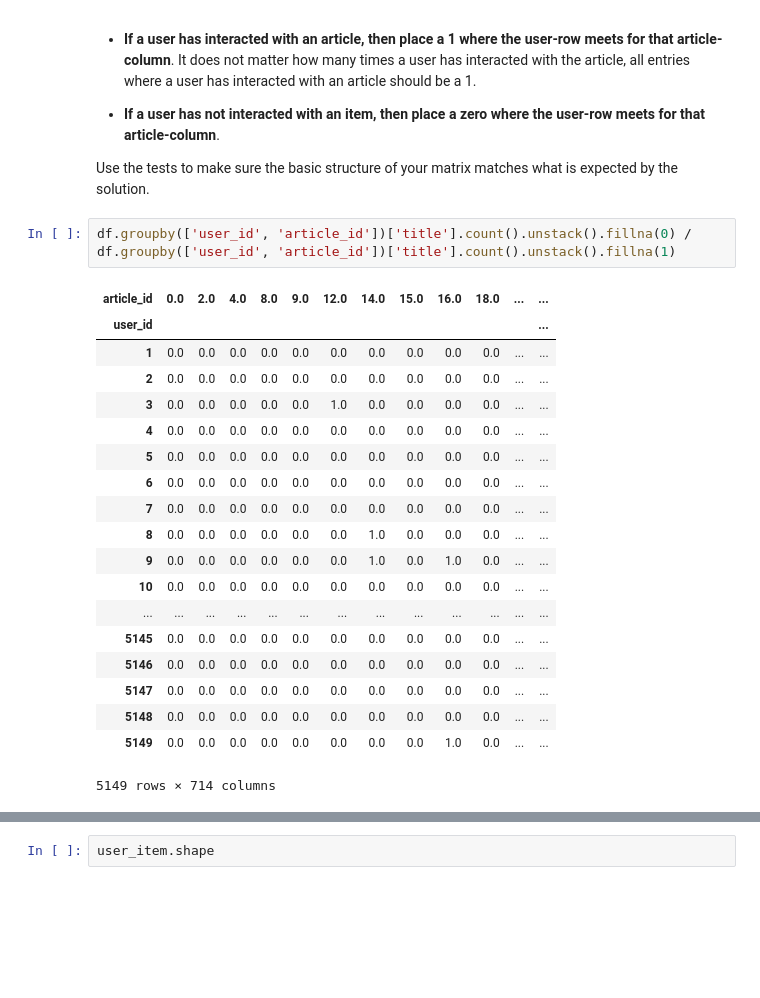
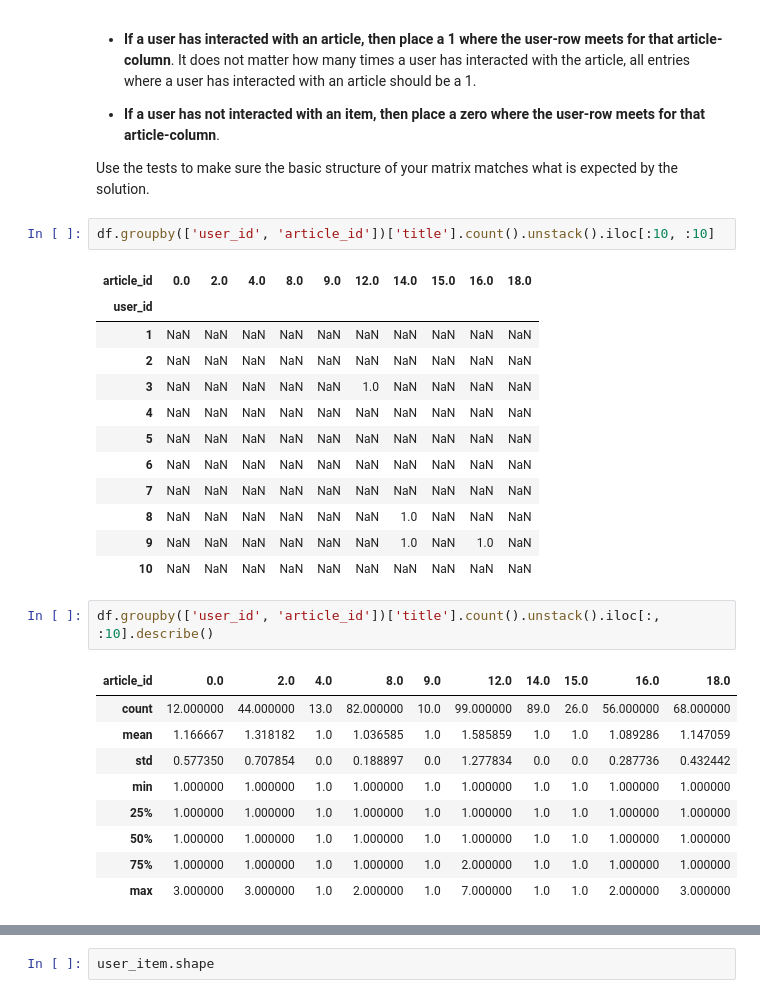
Before and after one commit to deacona/DSND_Term2, a Jupyter notebook: project_files/Recommendations_with_IBM/Recommendations_with_IBM.ipynb, the cells around one changed output, grey strips where cells are left out. Cells and saved outputs as stored; diff of their text form; blank space fills up the shorter version.

```diff
--- a/project_files/Recommendations_with_IBM/Recommendations_with_IBM.ipynb
+++ b/project_files/Recommendations_with_IBM/Recommendations_with_IBM.ipynb
@@ -490,27 +419,32 @@ Your top_20 looks like the solution list! Nice job.
 
 Use the tests to make sure the basic structure of your matrix matches what is expected by the solution.
 # %%
-df.groupby(['user_id', 'article_id'])['title'].count().unstack().fillna(0) / df.groupby(['user_id', 'article_id'])['title'].count().unstack().fillna(1)
+df.groupby(['user_id', 'article_id'])['title'].count().unstack().iloc[:10, :10]
 # %% [output]
-| article_id | 0.0 | 2.0 | 4.0 | 8.0 | 9.0 | 12.0 | 14.0 | 15.0 | 16.0 | 18.0 | ... | ... |
-| user_id |  |  |  |  |  |  |  |  |  |  |  | ... |
-| 1 | 0.0 | 0.0 | 0.0 | 0.0 | 0.0 | 0.0 | 0.0 | 0.0 | 0.0 | 0.0 | ... | ... |
-| 2 | 0.0 | 0.0 | 0.0 | 0.0 | 0.0 | 0.0 | 0.0 | 0.0 | 0.0 | 0.0 | ... | ... |
-| 3 | 0.0 | 0.0 | 0.0 | 0.0 | 0.0 | 1.0 | 0.0 | 0.0 | 0.0 | 0.0 | ... | ... |
-| 4 | 0.0 | 0.0 | 0.0 | 0.0 | 0.0 | 0.0 | 0.0 | 0.0 | 0.0 | 0.0 | ... | ... |
-| 5 | 0.0 | 0.0 | 0.0 | 0.0 | 0.0 | 0.0 | 0.0 | 0.0 | 0.0 | 0.0 | ... | ... |
-| 6 | 0.0 | 0.0 | 0.0 | 0.0 | 0.0 | 0.0 | 0.0 | 0.0 | 0.0 | 0.0 | ... | ... |
-| 7 | 0.0 | 0.0 | 0.0 | 0.0 | 0.0 | 0.0 | 0.0 | 0.0 | 0.0 | 0.0 | ... | ... |
-| 8 | 0.0 | 0.0 | 0.0 | 0.0 | 0.0 | 0.0 | 1.0 | 0.0 | 0.0 | 0.0 | ... | ... |
-| 9 | 0.0 | 0.0 | 0.0 | 0.0 | 0.0 | 0.0 | 1.0 | 0.0 | 1.0 | 0.0 | ... | ... |
-| 10 | 0.0 | 0.0 | 0.0 | 0.0 | 0.0 | 0.0 | 0.0 | 0.0 | 0.0 | 0.0 | ... | ... |
-| ... | ... | ... | ... | ... | ... | ... | ... | ... | ... | ... | ... | ... |
-| 5145 | 0.0 | 0.0 | 0.0 | 0.0 | 0.0 | 0.0 | 0.0 | 0.0 | 0.0 | 0.0 | ... | ... |
-| 5146 | 0.0 | 0.0 | 0.0 | 0.0 | 0.0 | 0.0 | 0.0 | 0.0 | 0.0 | 0.0 | ... | ... |
-| 5147 | 0.0 | 0.0 | 0.0 | 0.0 | 0.0 | 0.0 | 0.0 | 0.0 | 0.0 | 0.0 | ... | ... |
-| 5148 | 0.0 | 0.0 | 0.0 | 0.0 | 0.0 | 0.0 | 0.0 | 0.0 | 0.0 | 0.0 | ... | ... |
-| 5149 | 0.0 | 0.0 | 0.0 | 0.0 | 0.0 | 0.0 | 0.0 | 0.0 | 1.0 | 0.0 | ... | ... |
+| article_id | 0.0 | 2.0 | 4.0 | 8.0 | 9.0 | 12.0 | 14.0 | 15.0 | 16.0 | 18.0 |
+| user_id |  |  |  |  |  |  |  |  |  |  |
+| 1 | NaN | NaN | NaN | NaN | NaN | NaN | NaN | NaN | NaN | NaN |
+| 2 | NaN | NaN | NaN | NaN | NaN | NaN | NaN | NaN | NaN | NaN |
+| 3 | NaN | NaN | NaN | NaN | NaN | 1.0 | NaN | NaN | NaN | NaN |
+| 4 | NaN | NaN | NaN | NaN | NaN | NaN | NaN | NaN | NaN | NaN |
+| 5 | NaN | NaN | NaN | NaN | NaN | NaN | NaN | NaN | NaN | NaN |
+| 6 | NaN | NaN | NaN | NaN | NaN | NaN | NaN | NaN | NaN | NaN |
+| 7 | NaN | NaN | NaN | NaN | NaN | NaN | NaN | NaN | NaN | NaN |
+| 8 | NaN | NaN | NaN | NaN | NaN | NaN | 1.0 | NaN | NaN | NaN |
+| 9 | NaN | NaN | NaN | NaN | NaN | NaN | 1.0 | NaN | 1.0 | NaN |
+| 10 | NaN | NaN | NaN | NaN | NaN | NaN | NaN | NaN | NaN | NaN |
-5149 rows × 714 columns
+# %%
+df.groupby(['user_id', 'article_id'])['title'].count().unstack().iloc[:, :10].describe()
+# %% [output]
+| article_id | 0.0 | 2.0 | 4.0 | 8.0 | 9.0 | 12.0 | 14.0 | 15.0 | 16.0 | 18.0 |
+| count | 12.000000 | 44.000000 | 13.0 | 82.000000 | 10.0 | 99.000000 | 89.0 | 26.0 | 56.000000 | 68.000000 |
+| mean | 1.166667 | 1.318182 | 1.0 | 1.036585 | 1.0 | 1.585859 | 1.0 | 1.0 | 1.089286 | 1.147059 |
+| std | 0.577350 | 0.707854 | 0.0 | 0.188897 | 0.0 | 1.277834 | 0.0 | 0.0 | 0.287736 | 0.432442 |
+| min | 1.000000 | 1.000000 | 1.0 | 1.000000 | 1.0 | 1.000000 | 1.0 | 1.0 | 1.000000 | 1.000000 |
+| 25% | 1.000000 | 1.000000 | 1.0 | 1.000000 | 1.0 | 1.000000 | 1.0 | 1.0 | 1.000000 | 1.000000 |
+| 50% | 1.000000 | 1.000000 | 1.0 | 1.000000 | 1.0 | 1.000000 | 1.0 | 1.0 | 1.000000 | 1.000000 |
+| 75% | 1.000000 | 1.000000 | 1.0 | 1.000000 | 1.0 | 2.000000 | 1.0 | 1.0 | 1.000000 | 1.000000 |
+| max | 3.000000 | 3.000000 | 1.0 | 2.000000 | 1.0 | 7.000000 | 1.0 | 1.0 | 2.000000 | 3.000000 |
 # %%
 # create the user-article matrix with 1's and 0's
 
```
Also changed, not shown: parts of 71 cells of this notebook, 1 other file.
